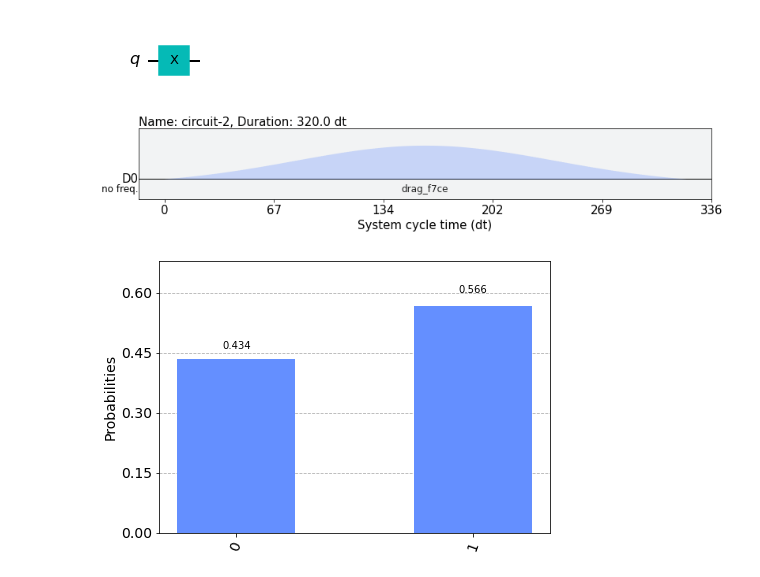
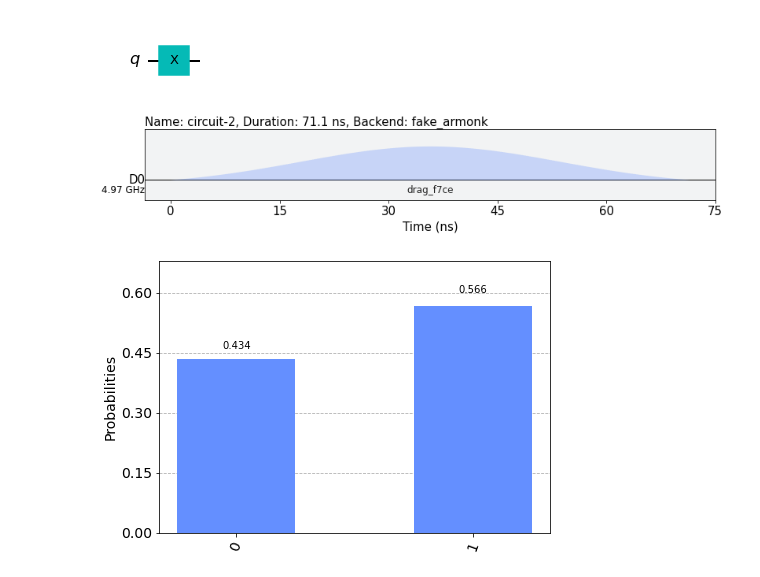
Before and after one commit to Fan-0/AQI2022, a Jupyter notebook: Final Project/Gate Schedules.ipynb, the cells around one changed output. Drawn from its saved outputs; the diff is of its cells as text; code cells hidden in the pictures.

```diff
--- a/Final Project/Gate Schedules.ipynb
+++ b/Final Project/Gate Schedules.ipynb
@@ -30,9 +32,9 @@ tran_qc.draw('mpl')
 # %% [output]
 [figure]
 # %%
-pulse_sched.draw()
+pulse_sched.draw(backend=backend)
 # %% [output]
-[figure, old version]
+[figure, new version]
 # %%
 from qiskit.ignis.characterization.calibrations import rabi_schedules, RabiFitter
 
```
Also changed, not shown: parts of 1 cell of this notebook, 10 other files.
